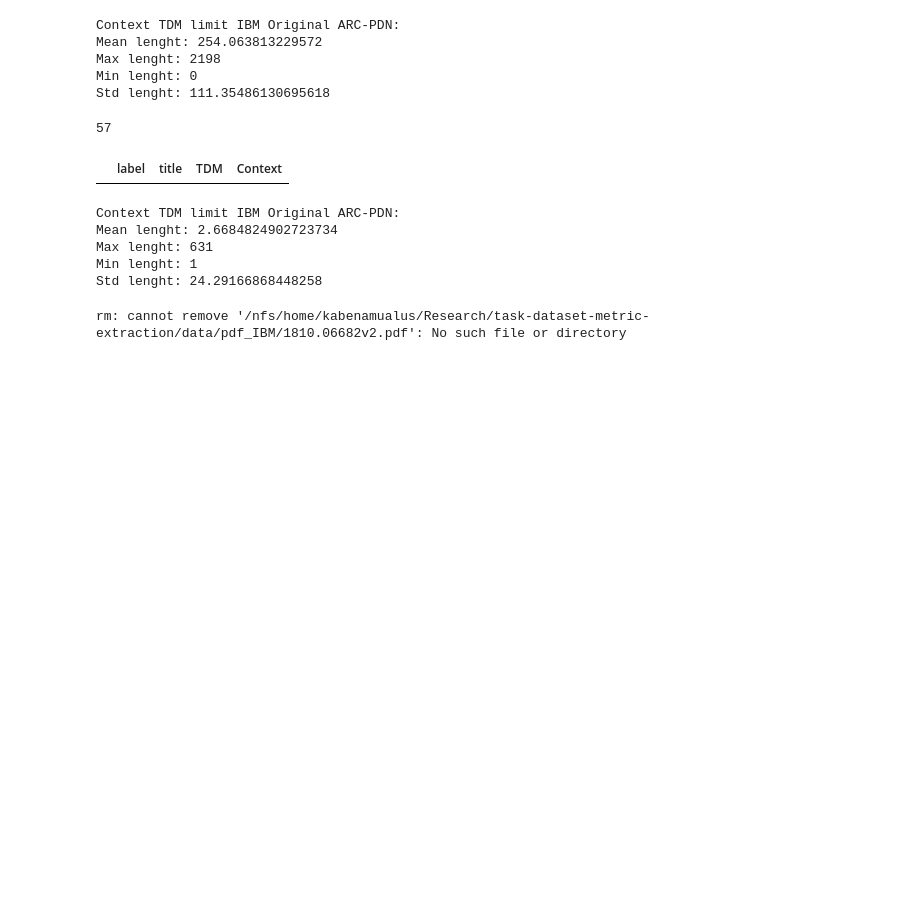
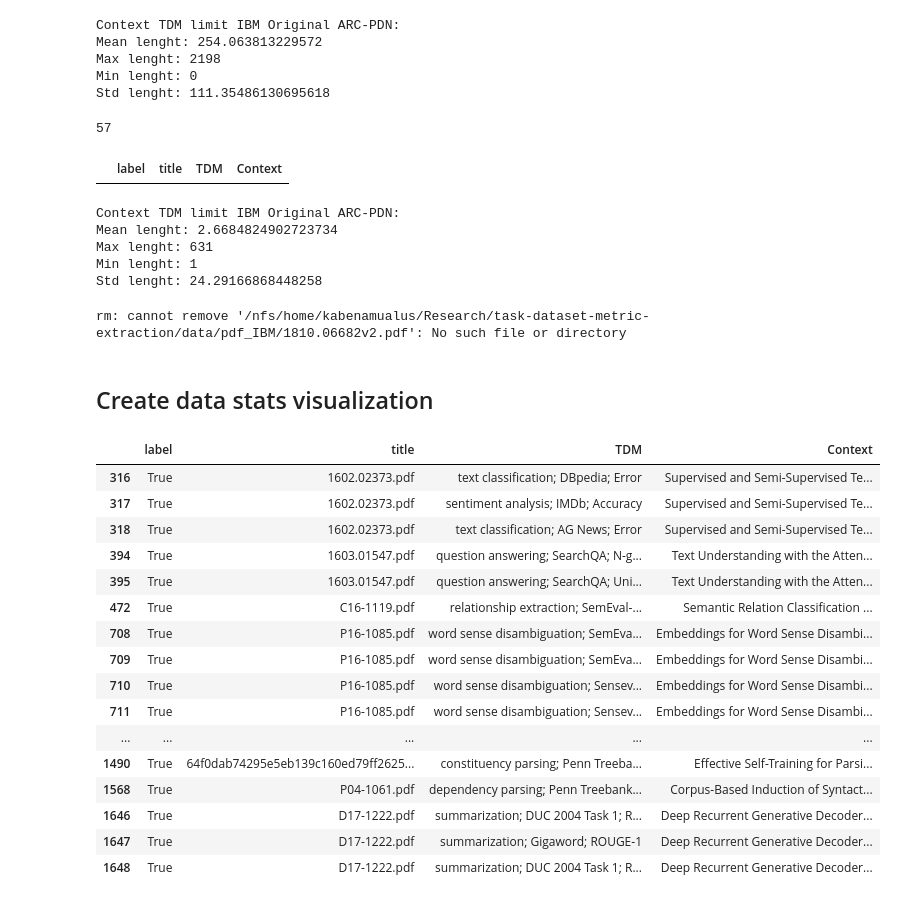
Before and after one commit to Kabongosalomon/task-dataset-metric-nli-extraction, a Jupyter notebook: notebooks/Creat_IBM_like_dataset.ipynb, the cells around one changed output. Cells and saved outputs as stored; diff of their text form; code cells hidden in the pictures; blank space fills up the shorter version.

Commit message:
update train output

```diff
--- a/notebooks/Creat_IBM_like_dataset.ipynb
+++ b/notebooks/Creat_IBM_like_dataset.ipynb
@@ -1719,3 +1719,40 @@ Processing file: /nfs/home/kabenamualus/Research/task-dataset-metric-extraction/
 # !rm /nfs/home/kabenamualus/Research/task-dataset-metric-extraction/data/pdf_IBM/1810.06682v2.pdf
 # %% [output]
 rm: cannot remove '/nfs/home/kabenamualus/Research/task-dataset-metric-extraction/data/pdf_IBM/1810.06682v2.pdf': No such file or directory
+# %% [markdown]
+## Create data stats visualization
+# %%
+IBM_train_csv = "~/Research/task-dataset-metric-nli-extraction/data/ibm/exp/few-shot-setup/NLP-TDMS/paperVersion/train.tsv"
+IBM_test_csv = "~/Research/task-dataset-metric-nli-extraction/data/ibm/exp/few-shot-setup/NLP-TDMS/paperVersion/test.tsv"
+
+IBM_train_full_csv = "/nfs/home/kabenamualus/Research/task-dataset-metric-nli-extraction/data/ibm/exp/few-shot-setup/NLP-TDMS/paperVersion/train_full.tsv"
+IBM_test_full_csv = "/nfs/home/kabenamualus/Research/task-dataset-metric-nli-extraction/data/ibm/exp/few-shot-setup/NLP-TDMS/paperVersion/test_full.tsv"
+# %%
+train_IBM = pd.read_csv(IBM_train_csv,
+                    sep="\t", names=["label", "title", "TDM", "Context"])
+
+train_full_IBM = pd.read_csv(IBM_train_full_csv,
+                    sep="\t", names=["label", "title", "TDM", "Context"])
+
+# test_IBM = pd.read_csv(IBM_test_csv,
+#                     sep="\t", names=["label", "title", "TDM", "Context"])
+# %%
+train_IBM[(train_IBM.label==True) & (train_IBM.TDM!="unknown")].head(30)
+# %% [output]
+|  | label | title | TDM | Context |
+| 316 | True | 1602.02373.pdf | text classification; DBpedia; Error | Supervised and Semi-Supervised Te... |
+| 317 | True | 1602.02373.pdf | sentiment analysis; IMDb; Accuracy | Supervised and Semi-Supervised Te... |
+| 318 | True | 1602.02373.pdf | text classification; AG News; Error | Supervised and Semi-Supervised Te... |
+| 394 | True | 1603.01547.pdf | question answering; SearchQA; N-g... | Text Understanding with the Atten... |
+| 395 | True | 1603.01547.pdf | question answering; SearchQA; Uni... | Text Understanding with the Atten... |
+| 472 | True | C16-1119.pdf | relationship extraction; SemEval-... | Semantic Relation Classification ... |
+| 708 | True | P16-1085.pdf | word sense disambiguation; SemEva... | Embeddings for Word Sense Disambi... |
+| 709 | True | P16-1085.pdf | word sense disambiguation; SemEva... | Embeddings for Word Sense Disambi... |
+| 710 | True | P16-1085.pdf | word sense disambiguation; Sensev... | Embeddings for Word Sense Disambi... |
+| 711 | True | P16-1085.pdf | word sense disambiguation; Sensev... | Embeddings for Word Sense Disambi... |
+| ... | ... | ... | ... | ... |
+| 1490 | True | 64f0dab74295e5eb139c160ed79ff2625... | constituency parsing; Penn Treeba... | Effective Self-Training for Parsi... |
+| 1568 | True | P04-1061.pdf | dependency parsing; Penn Treebank... | Corpus-Based Induction of Syntact... |
+| 1646 | True | D17-1222.pdf | summarization; DUC 2004 Task 1; R... | Deep Recurrent Generative Decoder... |
+| 1647 | True | D17-1222.pdf | summarization; Gigaword; ROUGE-1 | Deep Recurrent Generative Decoder... |
+| 1648 | True | D17-1222.pdf | summarization; DUC 2004 Task 1; R... | Deep Recurrent Generative Decoder... |
```
Also changed, not shown: parts of 5 cells of this notebook, 5 other files.
